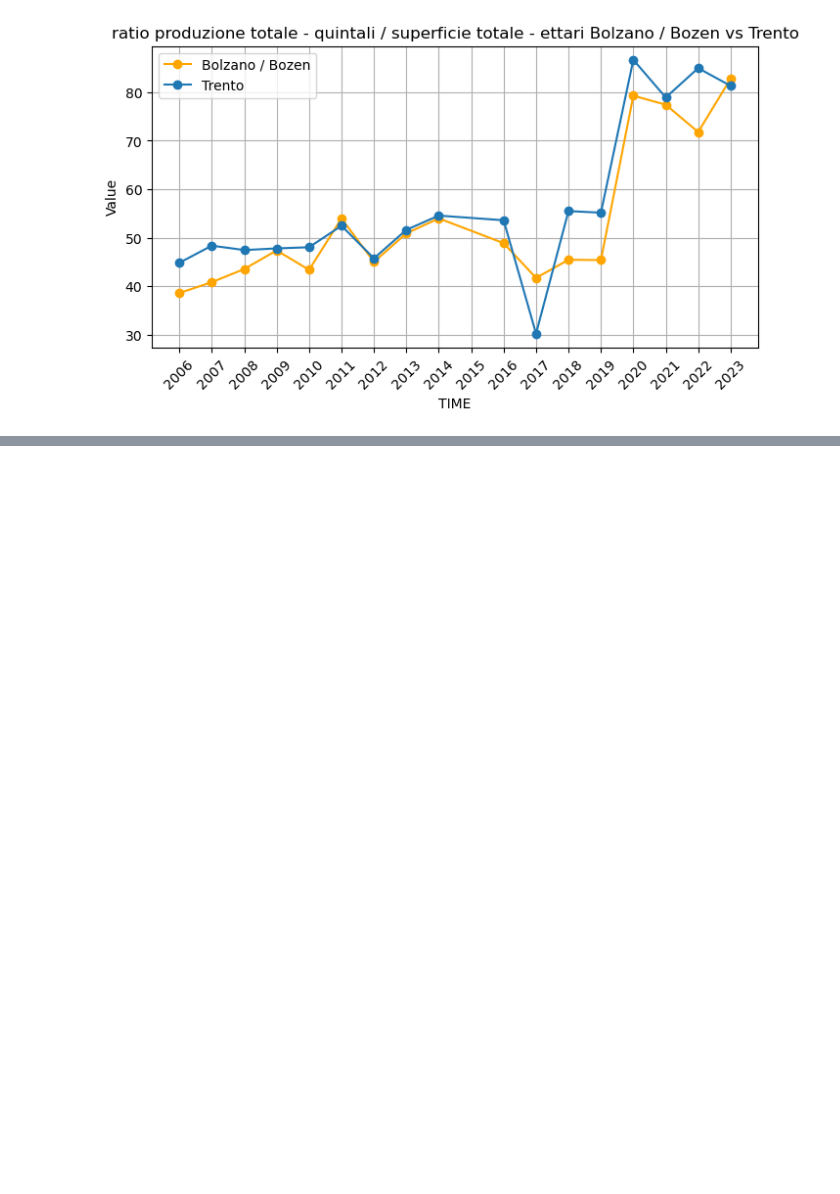
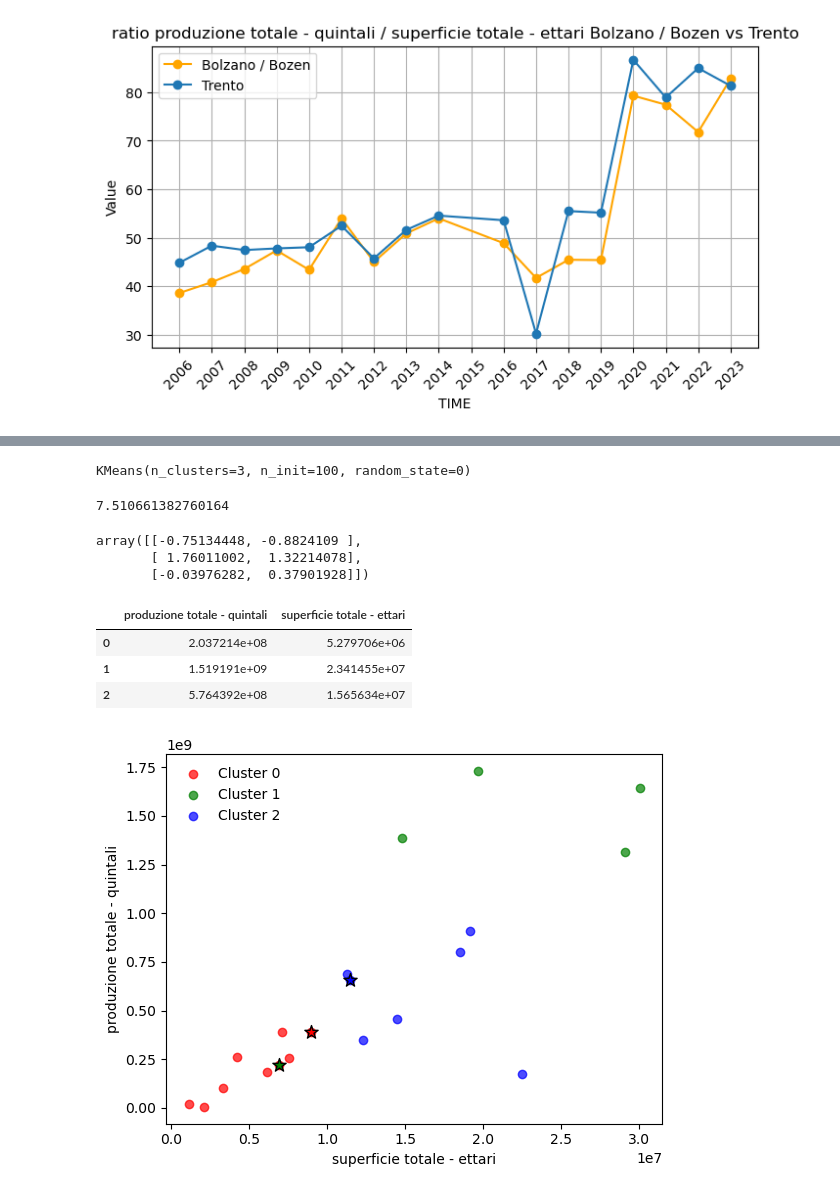
Before and after one commit to AntonioDonnangelo/italian_agriculture_and_protests_analysis, a Jupyter notebook: Data_understanding_ISTAT.ipynb, the cells around one changed output, grey strips where cells are left out. Saved outputs shown, nothing was run; the diff lists cells and outputs as text; code cells hidden in the pictures; blank space fills up the shorter version.

```diff
--- a/Data_understanding_ISTAT.ipynb
+++ b/Data_understanding_ISTAT.ipynb
@@ -265,0 +539,42 @@ plt.show()
+# %%
+kmeans = KMeans(n_clusters=3, n_init=100, max_iter=300, random_state=0)
+# %%
+kmeans.fit(X)
+# %% [output]
+KMeans(n_clusters=3, n_init=100, random_state=0)
+# %%
+kmeans.inertia_ # SSE
+# %% [output]
+7.510661382760164
+# %%
+kmeans.cluster_centers_
+# %% [output]
+array([[-0.75134448, -0.8824109 ],
+       [ 1.76011002,  1.32214078],
+       [-0.03976282,  0.37901928]])
+# %%
+pivot_df2['kmeans_label'] = kmeans.labels_
+C = scaler.inverse_transform(kmeans.cluster_centers_)
+dfc = pd.DataFrame(data=C, columns=columns)
+dfc
+# %% [output]
+|  | produzione totale - quintali | superficie totale - ettari |
+| 0 | 2.037214e+08 | 5.279706e+06 |
+| 1 | 1.519191e+09 | 2.341455e+07 |
+| 2 | 5.764392e+08 | 1.565634e+07 |
+# %%
+x = 'superficie totale - ettari'
+y = 'produzione totale - quintali'
+#colors = ['r', 'g', 'b', 'c', 'k', 'y']
+colors = ['r', 'g', 'b']
+
+for l in sorted(pivot_df2['kmeans_label'].unique()):
+    plt.scatter(pivot_df2[pivot_df2['kmeans_label'] == l][x], pivot_df2[pivot_df2['kmeans_label'] == l][y], label='Cluster ' + str(l), alpha=0.7, c=colors[l])
+    plt.scatter(pivot_df2.iloc[l][x], pivot_df2.iloc[l][y], marker='*', s=100, c=colors[l], edgecolors='k')
+
+plt.legend(frameon=False)
+plt.xlabel(x)
+plt.ylabel(y)
+plt.show()
+# %% [output]
+[figure, added]
```
Also changed, not shown: parts of 29 cells of this notebook, 1 other file.
